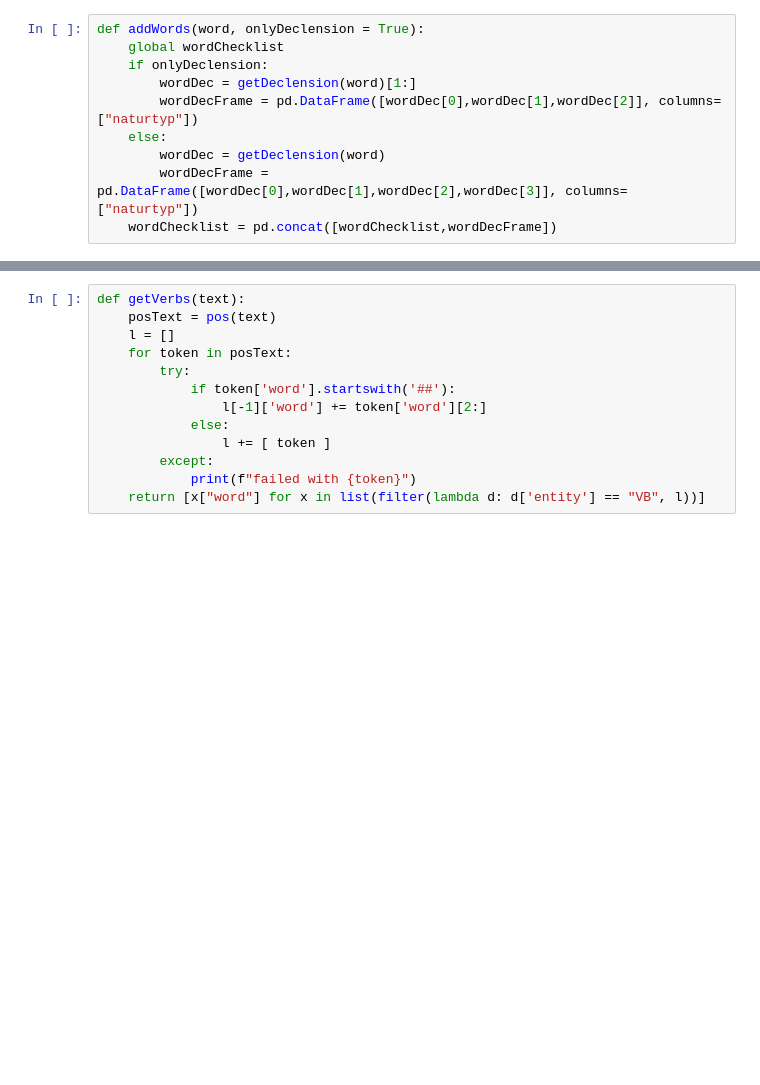
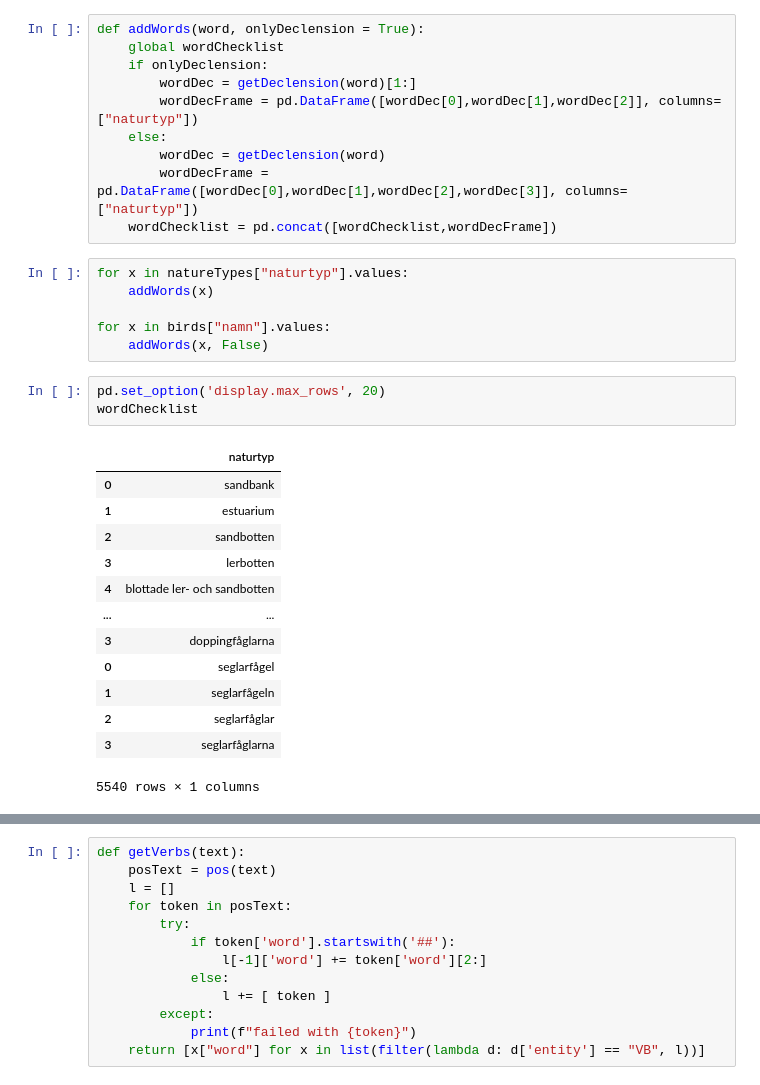
Before and after one commit to Eryndir/Exjobb, a Jupyter notebook: KB_more_tests.ipynb, the cells around one changed output, grey strips where cells are left out. Cells and saved outputs as stored; diff of their text form; blank space fills up the shorter version.

```diff
--- a/KB_more_tests.ipynb
+++ b/KB_more_tests.ipynb
@@ -196,6 +205,29 @@ def addWords(word, onlyDeclension = True):
         wordDec = getDeclension(word)
         wordDecFrame = pd.DataFrame([wordDec[0],wordDec[1],wordDec[2],wordDec[3]], columns=["naturtyp"])
     wordChecklist = pd.concat([wordChecklist,wordDecFrame])
+# %%
+for x in natureTypes["naturtyp"].values:
+    addWords(x)
+
+for x in birds["namn"].values:
+    addWords(x, False)
+# %%
+pd.set_option('display.max_rows', 20)
+wordChecklist
+# %% [output]
+|  | naturtyp |
+| 0 | sandbank |
+| 1 | estuarium |
+| 2 | sandbotten |
+| 3 | lerbotten |
+| 4 | blottade ler- och sandbotten |
+| ... | ... |
+| 3 | doppingfåglarna |
+| 0 | seglarfågel |
+| 1 | seglarfågeln |
+| 2 | seglarfåglar |
+| 3 | seglarfåglarna |
+5540 rows × 1 columns
 # %%
 from transformers import AutoModel,pipeline
 
```
Also changed, not shown: parts of 36 cells of this notebook, 1 other file.
